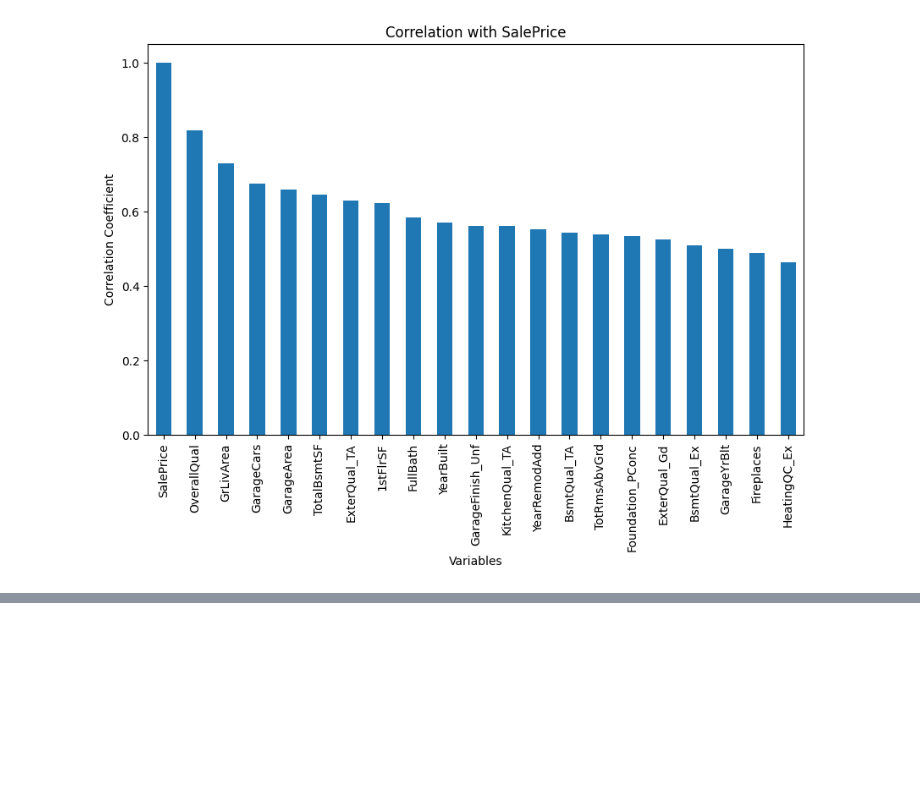
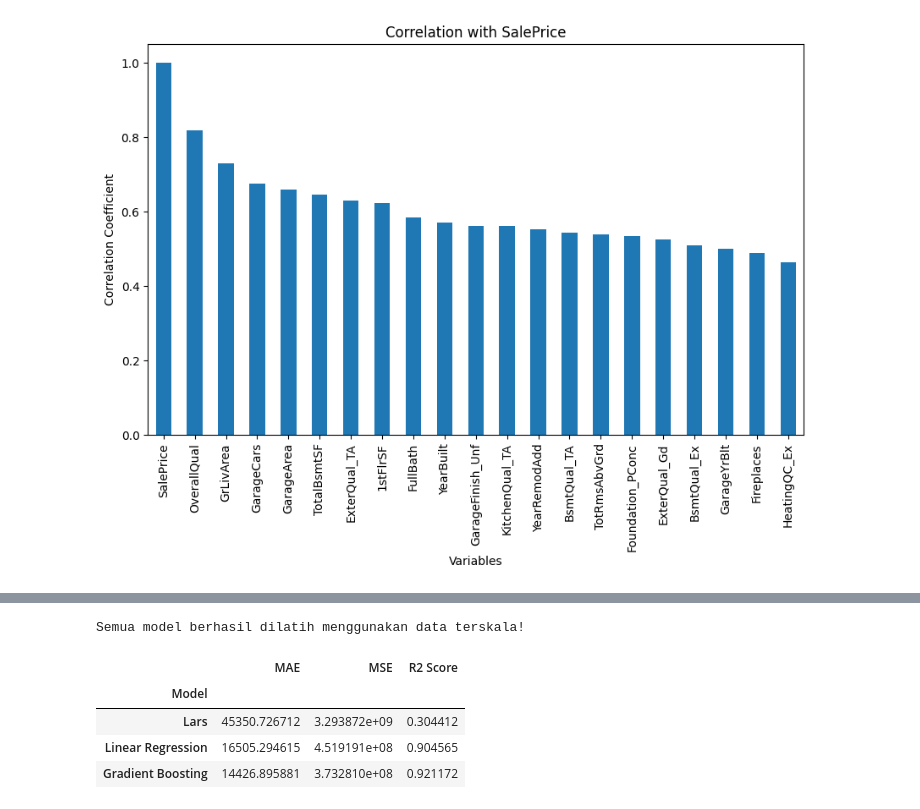
Before and after one commit to hikalputra12/house-pricing-prediction, a Jupyter notebook: house-prices-advanced-regression-techniques/data-processing.ipynb, the cells around one changed output, grey strips where cells are left out. Saved outputs shown, nothing was run; the diff lists cells and outputs as text; code cells hidden in the pictures; blank space fills up the shorter version.

```diff
--- a/house-prices-advanced-regression-techniques/data-processing.ipynb
+++ b/house-prices-advanced-regression-techniques/data-processing.ipynb
@@ -393,0 +350,4 @@ Outliers yang ditemukan harus dianalisis lebih lanjut untuk memahami apakah mere
+# %%
+from sklearn.model_selection import train_test_split
+# membagi dataset menjadi training dan testing
+x_train, x_test, y_train, y_test = train_test_split(X, y, test_size=0.2, random_state=1)
@@ -393,0 +376,60 @@ Outliers yang ditemukan harus dianalisis lebih lanjut untuk memahami apakah mere
+# %%
+# 1. Lars (Least Angle Regression)
+from sklearn import linear_model
+# Gunakan x_train_scaled, bukan x_train
+lars = linear_model.Lars(n_nonzero_coefs=1).fit(x_train_scaled, y_train)
+
+# 2. Linear Regression
+from sklearn.linear_model import LinearRegression
+LR = LinearRegression().fit(x_train_scaled, y_train)
+
+# 3. Gradient Boosting Regressor
+from sklearn.ensemble import GradientBoostingRegressor
+GBR = GradientBoostingRegressor(random_state=184)
+GBR.fit(x_train_scaled, y_train)
+
+print("Semua model berhasil dilatih menggunakan data terskala!")
+# %% [output]
+Semua model berhasil dilatih menggunakan data terskala!
+# %%
+from sklearn.metrics import mean_absolute_error, mean_squared_error, r2_score
+import pandas as pd
+import numpy as np
+
+# 1. Lakukan Prediksi (Pastikan menggunakan x_test_scaled!)
+pred_lars = lars.predict(x_test_scaled)
+pred_lr = LR.predict(x_test_scaled)
+pred_gbr = GBR.predict(x_test_scaled)
+
+# 2. Hitung Metrik untuk masing-masing model
+models = {
+    'Lars': pred_lars,
+    'Linear Regression': pred_lr,
+    'Gradient Boosting': pred_gbr
+}
+
+results = []
+
+for name, pred in models.items():
+    mae = mean_absolute_error(y_test, pred)
+    mse = mean_squared_error(y_test, pred)
+    # rmse = np.sqrt(mse) # Tambahkan RMSE karena satuannya sama dengan harga asli
+    r2 = r2_score(y_test, pred)
+
+    results.append({
+        'Model': name,
+        'MAE': mae,
+        'MSE': mse,
+        # 'RMSE': rmse,
+        'R2 Score': r2
+    })
+
+# 3. Tampilkan dalam satu DataFrame
+df_results = pd.DataFrame(results).set_index('Model')
+df_results
+# %% [output]
+|  | MAE | MSE | R2 Score |
+| Model |  |  |  |
+| Lars | 45350.726712 | 3.293872e+09 | 0.304412 |
+| Linear Regression | 16505.294615 | 4.519191e+08 | 0.904565 |
+| Gradient Boosting | 14426.895881 | 3.732810e+08 | 0.921172 |
```
Also changed, not shown: parts of 12 cells of this notebook, 6 other files.
